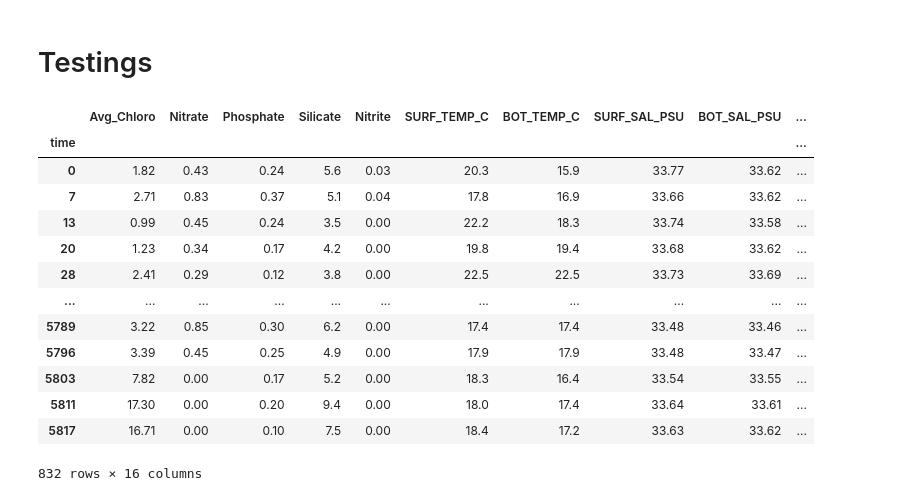
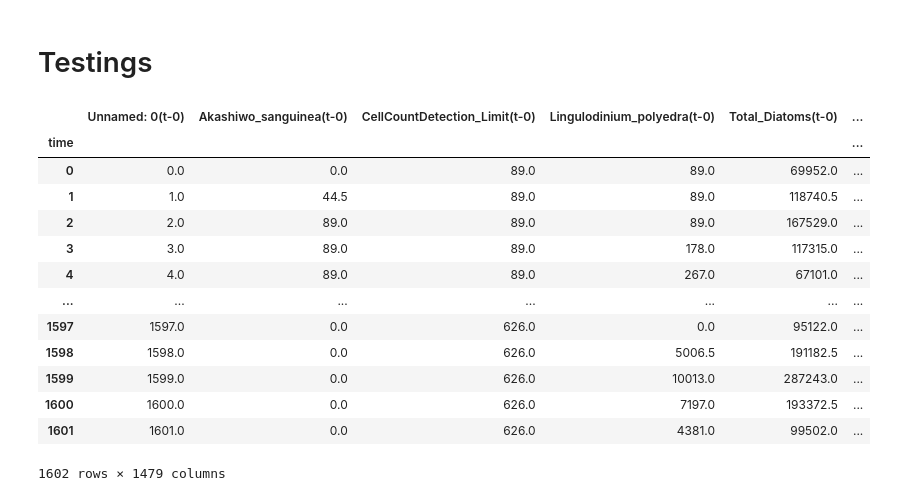
Before and after one commit to aparaselli/HAB-Prediction-Research, a Jupyter notebook: Code/create_edm.ipynb, the cells around one changed output. Saved outputs shown, nothing was run; the diff lists cells and outputs as text; code cells hidden in the pictures.

```diff
--- a/Code/create_edm.ipynb
+++ b/Code/create_edm.ipynb
@@ -184,48 +184,49 @@ def next_forecast(data,system_variables,target,Tp,E,tau,theta_list,lib,pred,p=0.
 # Testings
 # %%
 
-paper_data = pd.read_csv('Data/data_w_gaps_and_wind.csv') #DESIRED DATAPATH
+paper_data = pd.read_csv('Data/carter_data_w_gaps.csv') #DESIRED DATAPATH
+
 paper_data = paper_data.set_index('time')
 paper_data['Time'] = paper_data.index.astype(int)
 paper_data['Avg_Chloro'] #= paper_data['Avg_Chloro'].apply(np.log1p) #LOG AMPUTATION
 #IMPUTE HAB DATA
 #Build basic linear regression model as sanity check
 # Custom impute missing values with the average of the value in front and behind of it
 class ForwardBackwardImputer(BaseEstimator, TransformerMixin):
     def __init__(self):
         pass
 
     def fit(self, X, y=None):
         return self
 
     def transform(self, X):
         X_filled_forward = X.fillna(method='ffill').fillna(method='bfill')
         X_filled_backward = X.fillna(method='bfill').fillna(method='ffill')
 
         return (X_filled_forward + X_filled_backward) / 2
 
 
 Imputer = ForwardBackwardImputer()
 paper_data = paper_data.apply(pd.to_numeric, errors='coerce')
 Imputer.fit(paper_data)
 paper_data = Imputer.transform(paper_data)#COMMENT OUT IF DONT WANT MEAN MPUTE
 paper_data
 HAB_embed = get_block(paper_data,50)
-paper_data
+HAB_embed
 # %% [output]
-|  | Avg_Chloro | Nitrate | Phosphate | Silicate | Nitrite | SURF_TEMP_C | BOT_TEMP_C | SURF_SAL_PSU | BOT_SAL_PSU | ... |
-| time |  |  |  |  |  |  |  |  |  | ... |
-| 0 | 1.82 | 0.43 | 0.24 | 5.6 | 0.03 | 20.3 | 15.9 | 33.77 | 33.62 | ... |
-| 7 | 2.71 | 0.83 | 0.37 | 5.1 | 0.04 | 17.8 | 16.9 | 33.66 | 33.62 | ... |
-| 13 | 0.99 | 0.45 | 0.24 | 3.5 | 0.00 | 22.2 | 18.3 | 33.74 | 33.58 | ... |
-| 20 | 1.23 | 0.34 | 0.17 | 4.2 | 0.00 | 19.8 | 19.4 | 33.68 | 33.62 | ... |
-| 28 | 2.41 | 0.29 | 0.12 | 3.8 | 0.00 | 22.5 | 22.5 | 33.73 | 33.69 | ... |
-| ... | ... | ... | ... | ... | ... | ... | ... | ... | ... | ... |
-| 5789 | 3.22 | 0.85 | 0.30 | 6.2 | 0.00 | 17.4 | 17.4 | 33.48 | 33.46 | ... |
-| 5796 | 3.39 | 0.45 | 0.25 | 4.9 | 0.00 | 17.9 | 17.9 | 33.48 | 33.47 | ... |
-| 5803 | 7.82 | 0.00 | 0.17 | 5.2 | 0.00 | 18.3 | 16.4 | 33.54 | 33.55 | ... |
-| 5811 | 17.30 | 0.00 | 0.20 | 9.4 | 0.00 | 18.0 | 17.4 | 33.64 | 33.61 | ... |
-| 5817 | 16.71 | 0.00 | 0.10 | 7.5 | 0.00 | 18.4 | 17.2 | 33.63 | 33.62 | ... |
+|  | Unnamed: 0(t-0) | Akashiwo_sanguinea(t-0) | CellCountDetection_Limit(t-0) | Lingulodinium_polyedra(t-0) | Total_Diatoms(t-0) | ... |
+| time |  |  |  |  |  | ... |
+| 0 | 0.0 | 0.0 | 89.0 | 89.0 | 69952.0 | ... |
+| 1 | 1.0 | 44.5 | 89.0 | 89.0 | 118740.5 | ... |
+| 2 | 2.0 | 89.0 | 89.0 | 89.0 | 167529.0 | ... |
+| 3 | 3.0 | 89.0 | 89.0 | 178.0 | 117315.0 | ... |
+| 4 | 4.0 | 89.0 | 89.0 | 267.0 | 67101.0 | ... |
+| ... | ... | ... | ... | ... | ... | ... |
+| 1597 | 1597.0 | 0.0 | 626.0 | 0.0 | 95122.0 | ... |
+| 1598 | 1598.0 | 0.0 | 626.0 | 5006.5 | 191182.5 | ... |
+| 1599 | 1599.0 | 0.0 | 626.0 | 10013.0 | 287243.0 | ... |
+| 1600 | 1600.0 | 0.0 | 626.0 | 7197.0 | 193372.5 | ... |
+| 1601 | 1601.0 | 0.0 | 626.0 | 4381.0 | 99502.0 | ... |
-832 rows × 16 columns
+1602 rows × 1479 columns
 # %%
 data = paper_data
```
Also changed, not shown: parts of 3 cells of this notebook, 3 other files.
